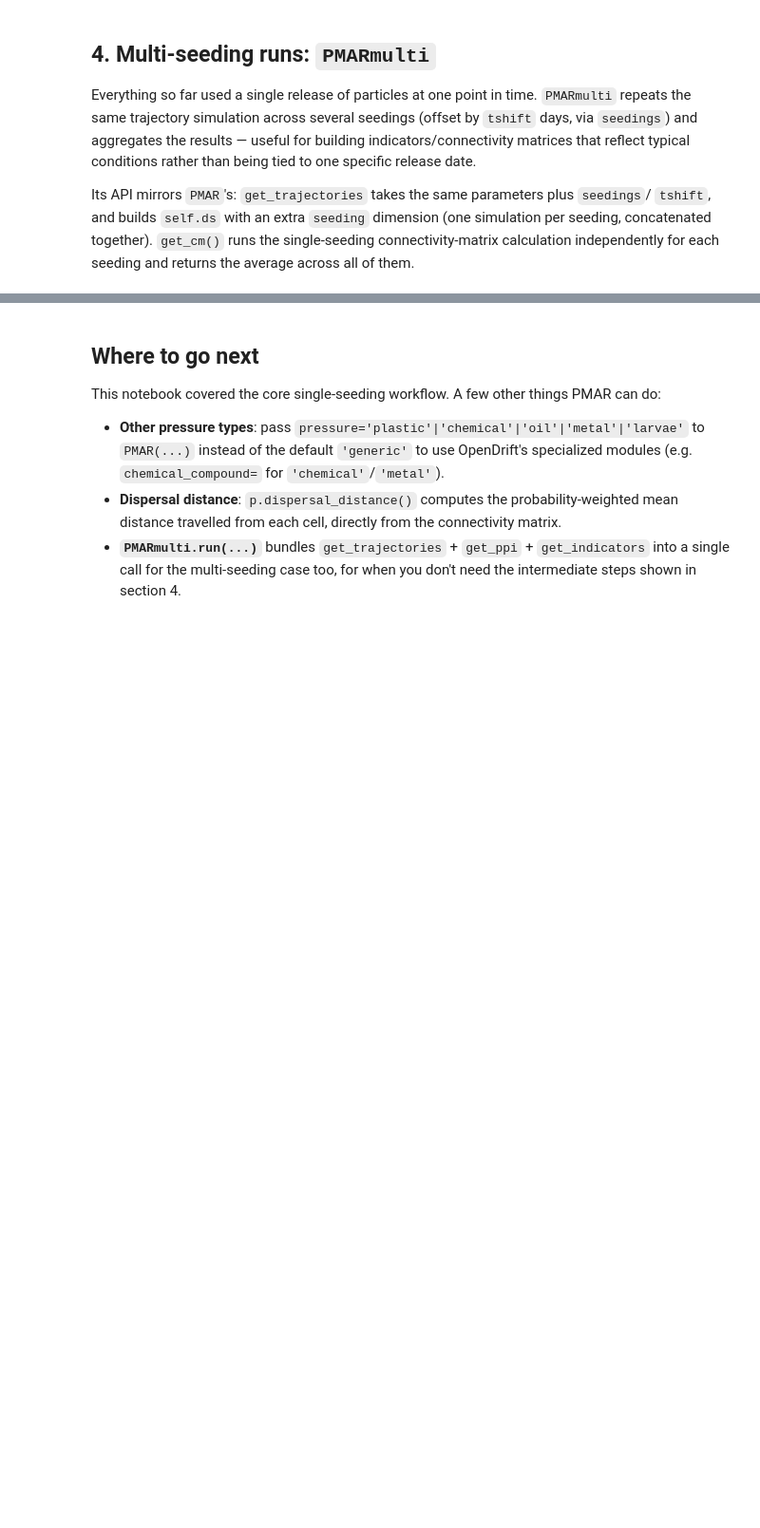
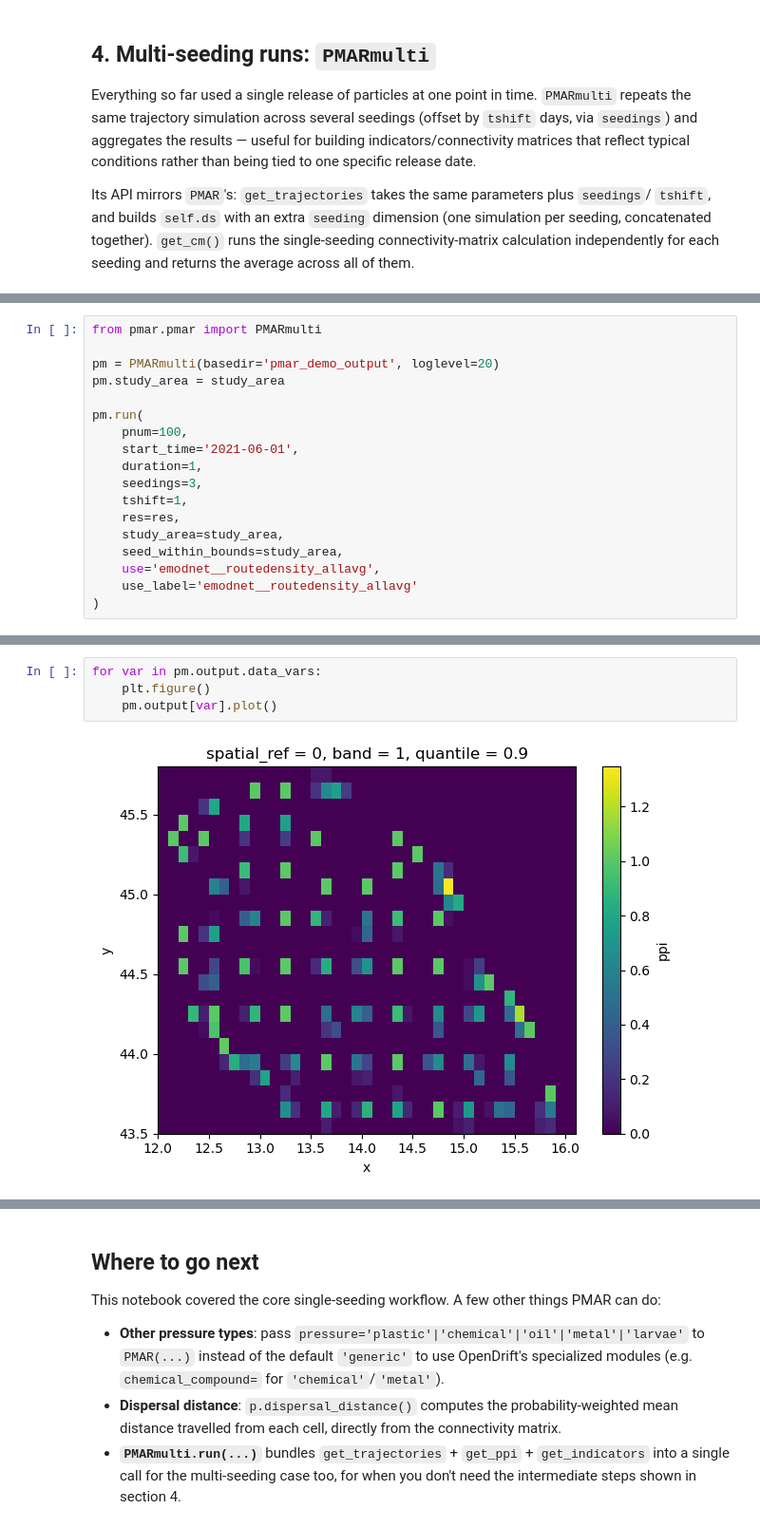
Before and after one commit to CNR-ISMAR/pmar, a Jupyter notebook: examples/pmar_demo.ipynb, the cells around one changed output, grey strips where cells are left out. Shown at 95% size. Drawn from its saved outputs; the diff is of its cells as text; blank space fills up the shorter version.

```diff
--- a/examples/pmar_demo.ipynb
+++ b/examples/pmar_demo.ipynb
@@ -424,0 +268,18 @@ up
+# %%
+from pmar.pmar import PMARmulti
+
+pm = PMARmulti(basedir='pmar_demo_output', loglevel=20)
+pm.study_area = study_area
+
+pm.run(
+    pnum=100,
+    start_time='2021-06-01',
+    duration=1,
+    seedings=3,
+    tshift=1,
+    res=res,
+    study_area=study_area,
+    seed_within_bounds=study_area,
+    use='emodnet__routedensity_allavg',
+    use_label='emodnet__routedensity_allavg'
+)
@@ -424,0 +364,6 @@ up
+# %%
+for var in pm.output.data_vars:
+    plt.figure()
+    pm.output[var].plot()
+# %% [output]
+[figure, added]
```
Also changed, not shown: parts of 9 cells of this notebook, 5 other files.
